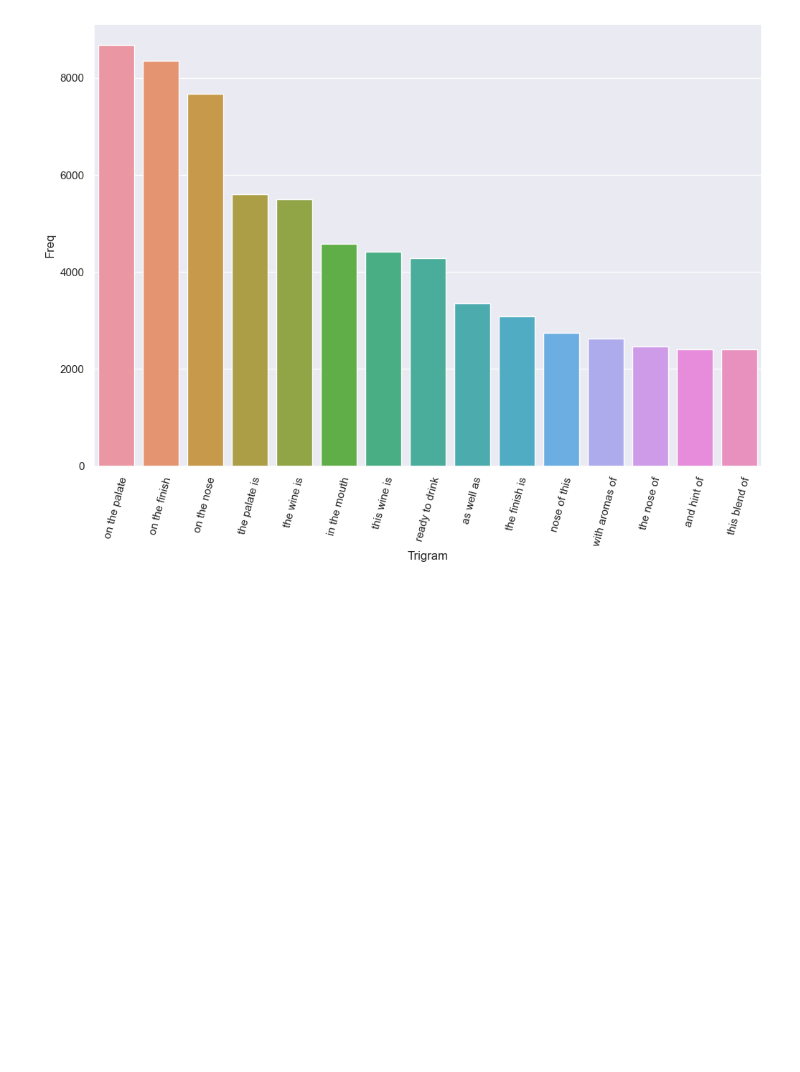
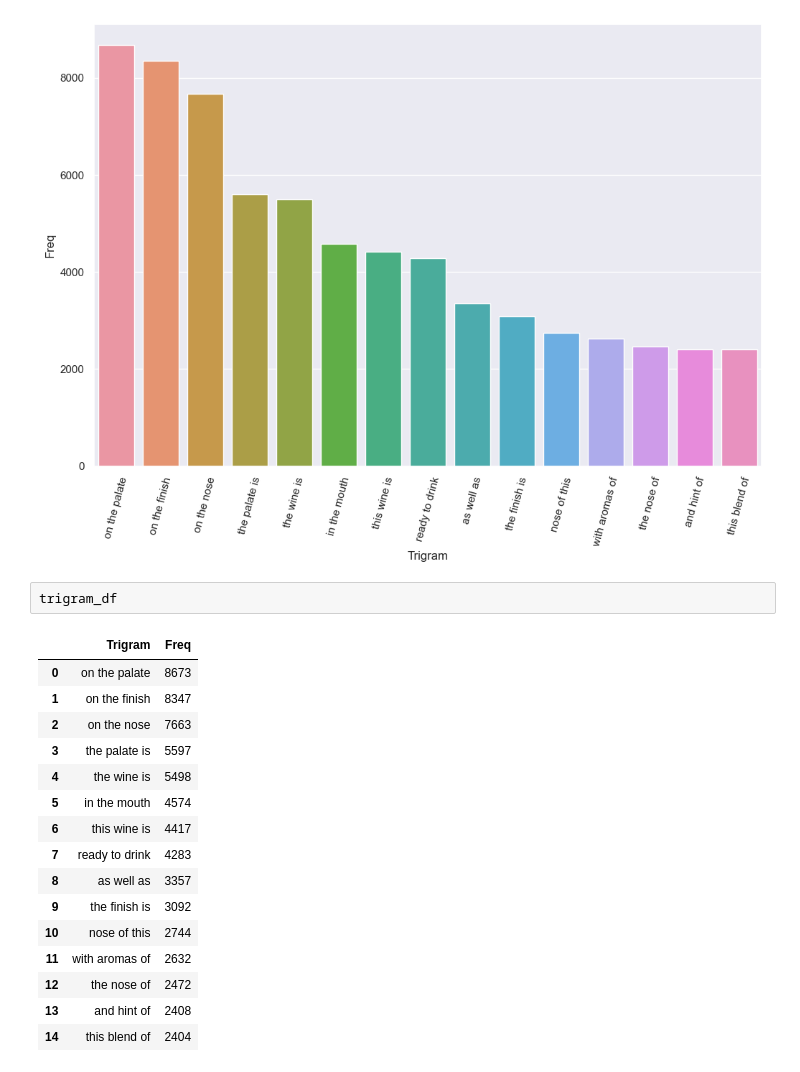
Before and after one commit to Liedjieboer/forward_farming, a Jupyter notebook: NLP/wordcloud_toy_model.ipynb, the cells around one changed output. Saved outputs shown, nothing was run; the diff lists cells and outputs as text; blank space fills up the shorter version.

```diff
--- a/NLP/wordcloud_toy_model.ipynb
+++ b/NLP/wordcloud_toy_model.ipynb
@@ -176,3 +176,22 @@ bp.set_xticklabels(bp.get_xticklabels(), rotation = 75)
 plt.show()
 # %% [output]
 [figure]
+# %%
+trigram_df
+# %% [output]
+|  | Trigram | Freq |
+| 0 | on the palate | 8673 |
+| 1 | on the finish | 8347 |
+| 2 | on the nose | 7663 |
+| 3 | the palate is | 5597 |
+| 4 | the wine is | 5498 |
+| 5 | in the mouth | 4574 |
+| 6 | this wine is | 4417 |
+| 7 | ready to drink | 4283 |
+| 8 | as well as | 3357 |
+| 9 | the finish is | 3092 |
+| 10 | nose of this | 2744 |
+| 11 | with aromas of | 2632 |
+| 12 | the nose of | 2472 |
+| 13 | and hint of | 2408 |
+| 14 | this blend of | 2404 |
```
Also changed, not shown: parts of 1 cell of this notebook.
